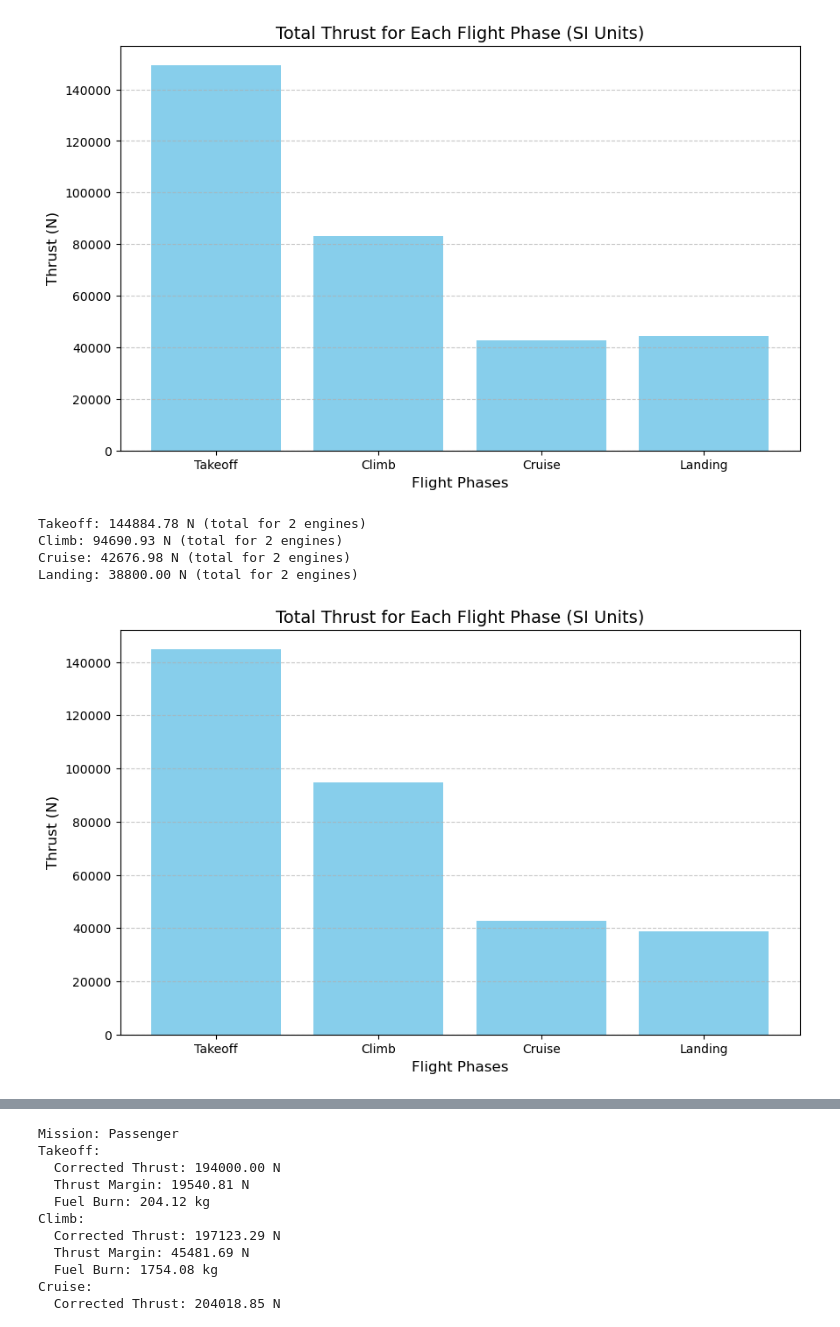
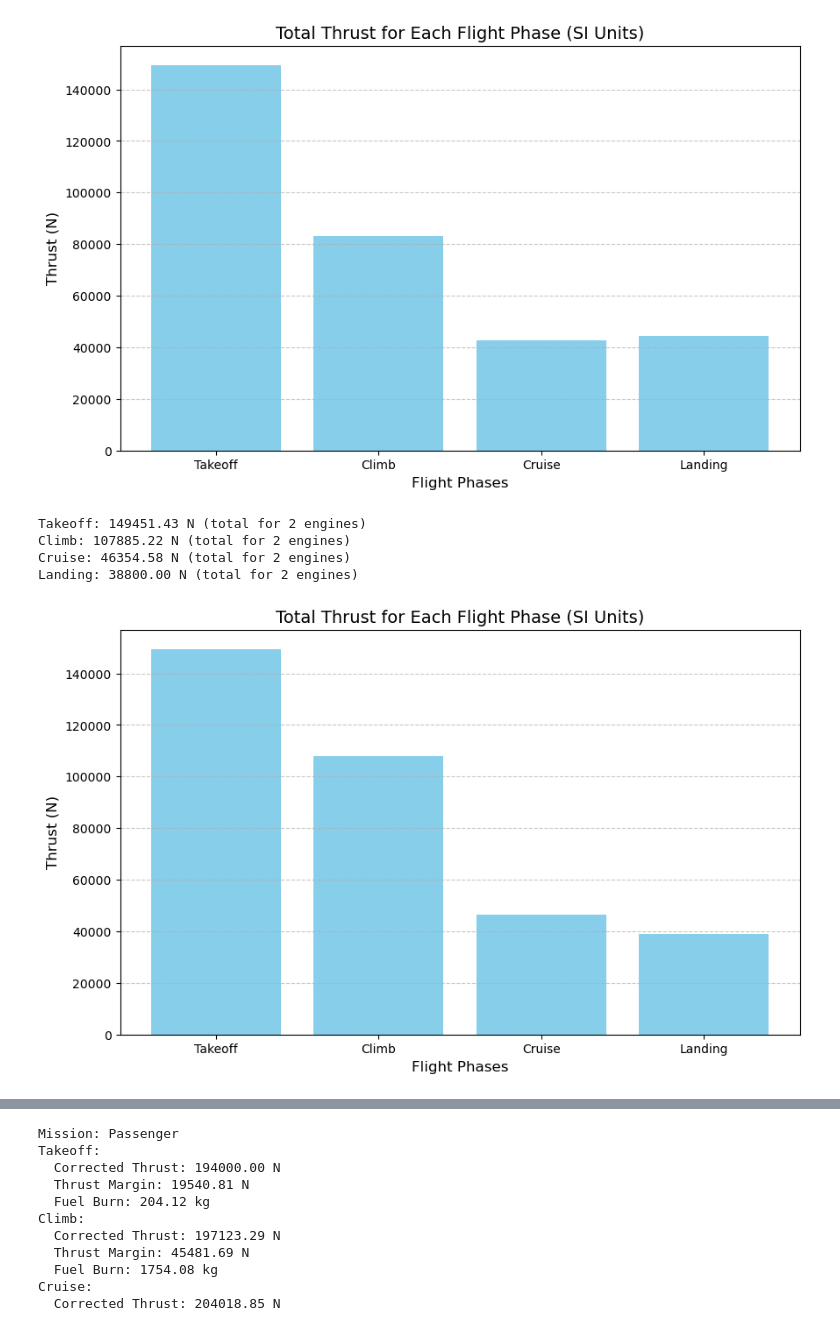
Before and after one commit to AntoineVanHoye/integrated_project, a Jupyter notebook: thrust.ipynb, the cells around one changed output, grey strips where cells are left out. Saved outputs shown, nothing was run; the diff lists cells and outputs as text; code cells hidden in the pictures.

```diff
--- a/thrust.ipynb
+++ b/thrust.ipynb
@@ -5,14 +5,14 @@ import numpy as np
 # Constants
 rho0 = 1.225  # Sea level air density (kg/m^3)
 h = [0, 3000, 12500, 0]  # Altitudes in meters (takeoff, climb, cruise, landing)
-Cd0 = 0.02  # Parasitic drag coefficient
+Cd0 = 0.020  # Parasitic drag coefficient
 delta = 0.005  # Induced drag correction factor
 AR = 4.5 # Effective  Aspect ratio
 CL = [1, 0.5, 0.261, 1.7]  # Adjusted Lift coefficients for phases (lower landing CL)
 S = 184.03   # Wing area (m^2)
 W = 471511.32  # Aircraft weight (N)
 gamma = 3 # Climb angle in degrees
-v = [72, 110, 290, 55]  # Speeds (m/s) for each phase
+v = [80, 160, 266, 65]  # Speeds (m/s) for each phase
 e = 0.95 # oswalds efficiency
 
 # Drag coefficients
@@ -117,8 +117,8 @@ A = 4.5  # Aspect ratio
 e = 0.95  # Oswald efficiency factor
 
 # Engine Parameters
-TSFC0_takeoff = 0.37 / 3600  # Sea-level TSFC for takeoff (1/s)
-TSFC0_cruise = 0.51 / 3600  # Sea-level TSFC for cruise (1/s)
+TSFC0_takeoff = 0.35 / 3600  # Sea-level TSFC for takeoff (1/s)
+TSFC0_cruise =  0.420/ 3600  # Sea-level TSFC for cruise (1/s)
 
 altitudes = np.linspace(0, 40000, 50)  # Altitudes (ft)
 airspeeds_knots = np.linspace(200, 350, 50)  # True Airspeeds (knots)
@@ -445,53 +515,53 @@ def high_bypass_turbofan_thrust(F0, TR, H, M, deltaOAT_C):
 
     # Special check for landing phase (low Mach number and low throttle)
     if H == 0 and M <= 0.2:  # Check if it's landing and low Mach number
-        thrust = max(thrust, F0 * 0.20)  # Set a minimum landing thrust as 20% of sea level thrust
+        thrust = max(thrust, F0 * 0.20)  #  minimum landing thrust as 20% of sea level thrust
 
     # Ensure thrust is not negative
     return max(thrust, 0)  # Return thrust, ensuring it's non-negative
 
 # Flight phase-specific parameters in SI units
 flight_phases = {
-    "Takeoff": {"H": 0, "M": 0.3, "TR": 1, "deltaOAT_C": 0},  # Reduced TR for realistic takeoff thrust
-    "Climb": {"H": 1500, "M": 0.35, "TR": 0.88, "deltaOAT_C": -5},
-    "Cruise": {"H": 12500, "M": 0.9, "TR": 0.9, "deltaOAT_C": -10},
+    "Takeoff": {"H": 0, "M": 0.24, "TR": 1, "deltaOAT_C": 0},  # Reduced TR for realistic takeoff thrust
+    "Climb": {"H": 2000, "M": 0.5, "TR": 0.96, "deltaOAT_C": -5},
+    "Cruise": {"H": 12000, "M": 0.9, "TR": 0.9, "deltaOAT_C": -10},
     "Landing": {"H": 0, "M": 0.2, "TR": 0.4, "deltaOAT_C": 5},  # Adjusted TR for landing
 }
 
 # Constants
 F0 = 97000  # Sea level thrust per engine in N
 num_engines = 2  # Number of engines
 
 # Calculate thrust for each phase
 thrust_results = []
 phases = []
 for phase, params in flight_phases.items():
     H = params["H"]
     M = params["M"]
     TR = params["TR"]
     deltaOAT_C = params["deltaOAT_C"]
 
     thrust = high_bypass_turbofan_thrust(F0, TR, H, M, deltaOAT_C)
 
     total_thrust = thrust * num_engines  # Total thrust for two engines
     thrust_results.append(total_thrust)
     phases.append(phase)
     print(f"{phase}: {total_thrust:.2f} N (total for {num_engines} engines)")
 
 # Bar plot for thrust in each phase
 plt.figure(figsize=(10, 6))
 plt.bar(phases, thrust_results, color='skyblue')
 plt.title("Total Thrust for Each Flight Phase (SI Units)", fontsize=14)
 plt.ylabel("Thrust (N)", fontsize=12)
 plt.xlabel("Flight Phases", fontsize=12)
 plt.grid(axis='y', linestyle='--', alpha=0.7)
 plt.show()
 # %% [output]
-Takeoff: 144884.78 N (total for 2 engines)
-Climb: 94690.93 N (total for 2 engines)
-Cruise: 42676.98 N (total for 2 engines)
+Takeoff: 149451.43 N (total for 2 engines)
+Climb: 107885.22 N (total for 2 engines)
+Cruise: 46354.58 N (total for 2 engines)
 Landing: 38800.00 N (total for 2 engines)
-[figure, old version]
+[figure, new version]
 # %%
 import matplotlib.pyplot as plt
 import math
```
Also changed, not shown: parts of 4 cells of this notebook.
